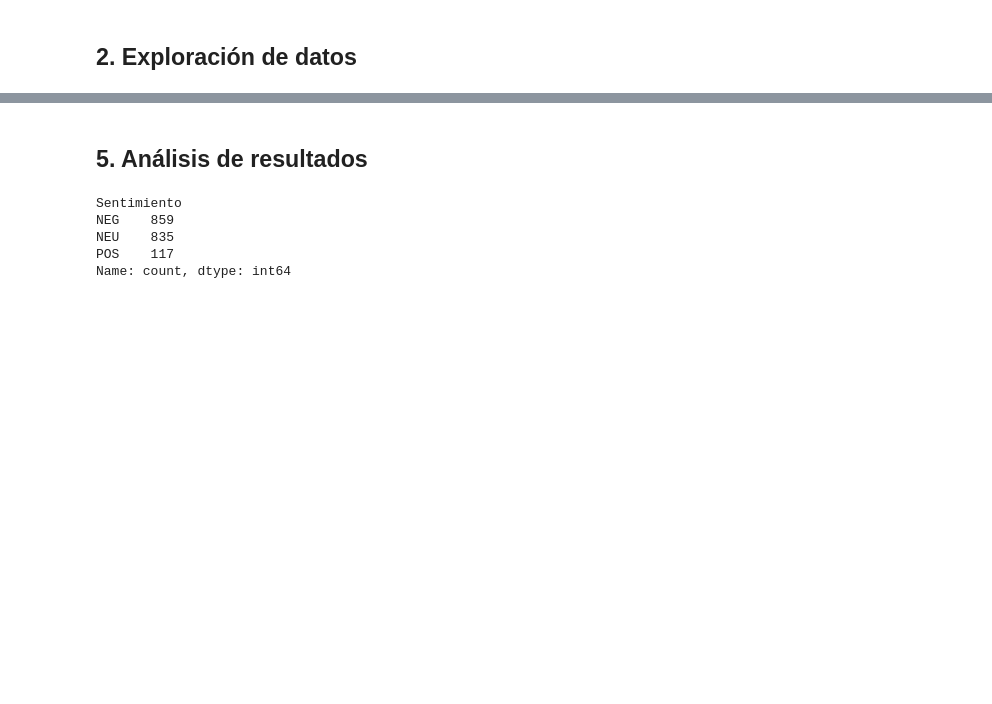
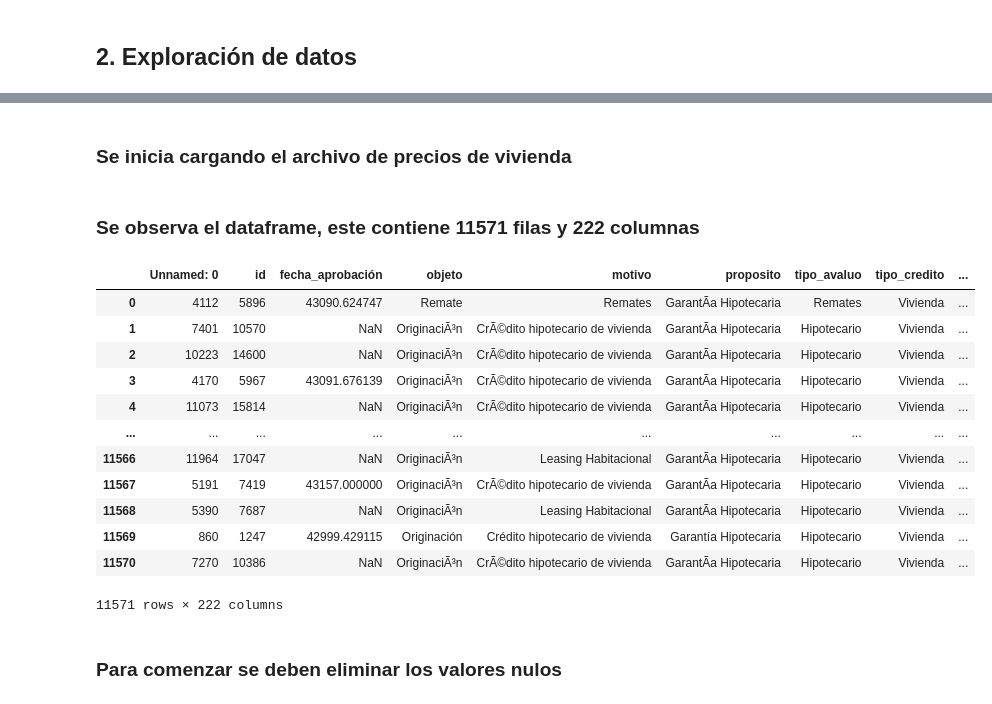
Before and after one commit to LuvanST/Ejercicio_3_precios, a Jupyter notebook: predecir_precios.ipynb, the cells around one changed output, grey strips where cells are left out. Saved outputs shown, nothing was run; the diff lists cells and outputs as text; code cells hidden in the pictures; blank space fills up the shorter version.

```diff
--- a/predecir_precios.ipynb
+++ b/predecir_precios.ipynb
@@ -101,13 +60,27 @@ headline_topics, _ = model.fit_transform(df.Embedded_text)
-# %% [markdown]
-## 5. Análisis de resultados <a id="fifth"></a>
-# %%
-# Contar la frecuencia de cada valor único en la columna 'Sentimiento' del DataFrame df
-sentiment_counts = df['Sentimiento'].value_counts()
-# Imprimir el recuento de frecuencias para cada categoría de sentimiento
-print(sentiment_counts)
-# %% [output]
-Sentimiento
-NEG    859
-NEU    835
-POS    117
-Name: count, dtype: int64
+# %% [markdown]
+### Se inicia cargando el archivo de precios de vivienda
+# %%
+# Define la ruta al archivo CSV que contiene los datos de entrenamiento
+ruta_csv = 'data_original/precios_vivienda/train_precios_vivienda (1).csv'
+# Carga los datos del archivo CSV en un DataFrame de pandas, especificando la codificación UTF-8
+df = pd.read_csv(ruta_csv, encoding='utf-8')
+# %% [markdown]
+### Se observa el dataframe, este contiene 11571 filas y 222 columnas
+# %%
+df
+# %% [output]
+|  | Unnamed: 0 | id | fecha_aprobación | objeto | motivo | proposito | tipo_avaluo | tipo_credito | ... |
+| 0 | 4112 | 5896 | 43090.624747 | Remate | Remates | GarantÃ­a Hipotecaria | Remates | Vivienda | ... |
+| 1 | 7401 | 10570 | NaN | OriginaciÃ³n | CrÃ©dito hipotecario de vivienda | GarantÃ­a Hipotecaria | Hipotecario | Vivienda | ... |
+| 2 | 10223 | 14600 | NaN | OriginaciÃ³n | CrÃ©dito hipotecario de vivienda | GarantÃ­a Hipotecaria | Hipotecario | Vivienda | ... |
+| 3 | 4170 | 5967 | 43091.676139 | OriginaciÃ³n | CrÃ©dito hipotecario de vivienda | GarantÃ­a Hipotecaria | Hipotecario | Vivienda | ... |
+| 4 | 11073 | 15814 | NaN | OriginaciÃ³n | CrÃ©dito hipotecario de vivienda | GarantÃ­a Hipotecaria | Hipotecario | Vivienda | ... |
+| ... | ... | ... | ... | ... | ... | ... | ... | ... | ... |
+| 11566 | 11964 | 17047 | NaN | OriginaciÃ³n | Leasing Habitacional | GarantÃ­a Hipotecaria | Hipotecario | Vivienda | ... |
+| 11567 | 5191 | 7419 | 43157.000000 | OriginaciÃ³n | CrÃ©dito hipotecario de vivienda | GarantÃ­a Hipotecaria | Hipotecario | Vivienda | ... |
+| 11568 | 5390 | 7687 | NaN | OriginaciÃ³n | Leasing Habitacional | GarantÃ­a Hipotecaria | Hipotecario | Vivienda | ... |
+| 11569 | 860 | 1247 | 42999.429115 | Originación | Crédito hipotecario de vivienda | Garantía Hipotecaria | Hipotecario | Vivienda | ... |
+| 11570 | 7270 | 10386 | NaN | OriginaciÃ³n | CrÃ©dito hipotecario de vivienda | GarantÃ­a Hipotecaria | Hipotecario | Vivienda | ... |
+11571 rows × 222 columns
+# %% [markdown]
+### Para comenzar se deben eliminar los valores nulos
```
Also changed, not shown: parts of 159 cells of this notebook, 2 other files.
